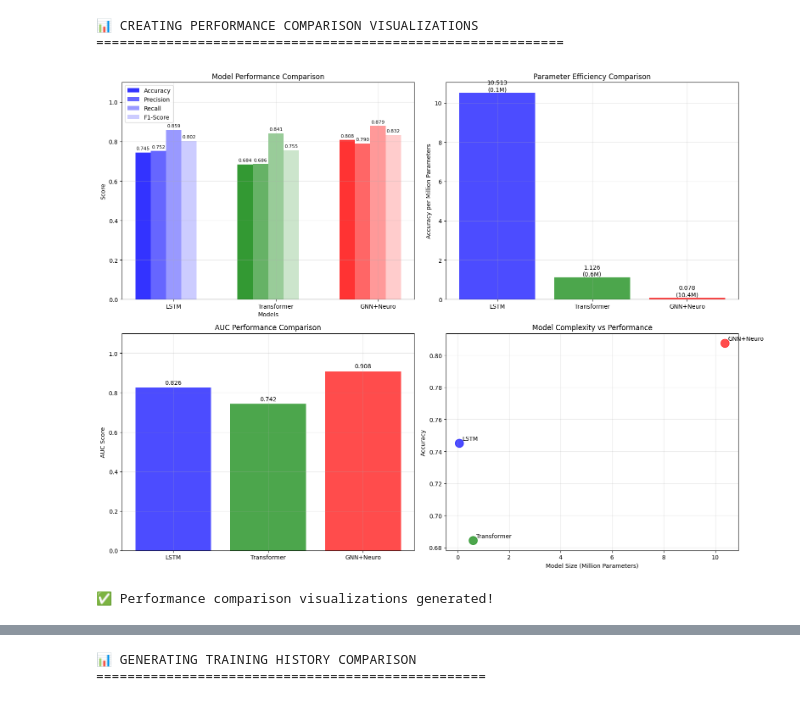
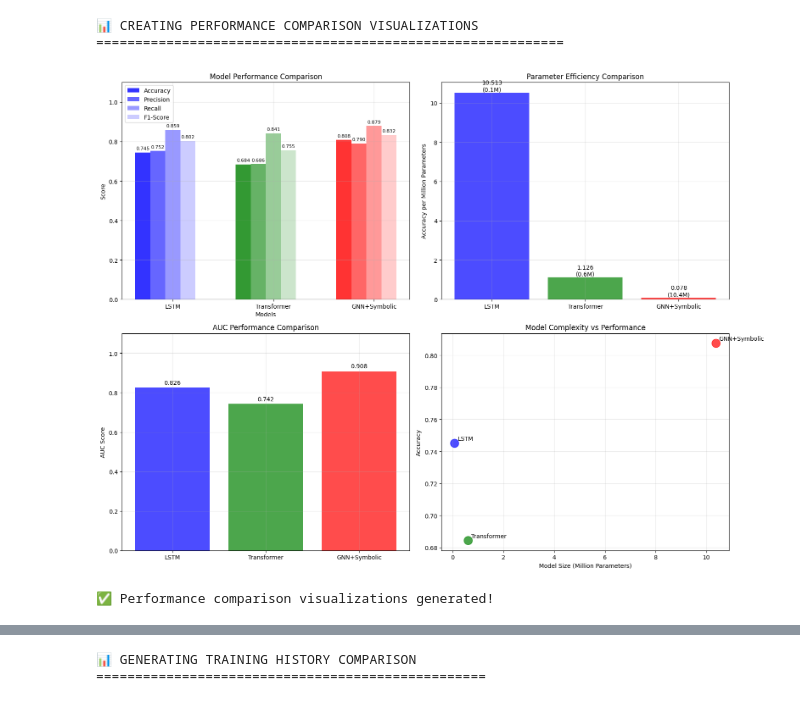
Before and after one commit to pragy10/neural_symbolic, a Jupyter notebook: evaluation/testing.ipynb, the cells around one changed output, grey strips where cells are left out. Cells and saved outputs as stored; diff of their text form; code cells hidden in the pictures.

```diff
--- a/evaluation/testing.ipynb
+++ b/evaluation/testing.ipynb
@@ -142,6 +167,8 @@ recalls = []
 f1_scores = []
 aucs = []
 param_counts = []
+
+
 
 if lstm_results:
     models.append('LSTM')
@@ -165,7 +192,7 @@ if transformer_results:
     param_counts.append(float(param_str) / 1e6)
 
 if gnn_results:
-    models.append('GNN+Neuro')
+    models.append('GNN+Symbolic')
     accuracies.append(gnn_results['final_metrics']['accuracy'])
     precisions.append(gnn_results['final_metrics']['precision'])
     recalls.append(gnn_results['final_metrics']['recall'])
@@ -214,34 +241,34 @@ for i, (eff, param) in enumerate(zip(efficiency, param_counts)):
 
 # 3. AUC Comparison
 ax3.bar(models, aucs, color=colors, alpha=0.7)
 ax3.set_ylabel('AUC Score')
 ax3.set_title('AUC Performance Comparison')
 ax3.grid(True, alpha=0.3)
 ax3.set_ylim(0, 1.1)
 
 # Add value labels
 for i, auc_val in enumerate(aucs):
     ax3.text(i, auc_val + 0.01, f'{auc_val:.3f}', ha='center', va='bottom')
 
 # 4. Model Complexity vs Performance
 ax4.scatter(param_counts, accuracies, c=colors, s=200, alpha=0.7)
 for i, (param, acc, model) in enumerate(zip(param_counts, accuracies, models)):
     ax4.annotate(model, (param, acc), xytext=(5, 5), textcoords='offset points')
 
 ax4.set_xlabel('Model Size (Million Parameters)')
 ax4.set_ylabel('Accuracy')
 ax4.set_title('Model Complexity vs Performance')
 ax4.grid(True, alpha=0.3)
 
 plt.tight_layout()
 plt.savefig('evaluation/model_comparison_analysis.png', dpi=300, bbox_inches='tight')
 plt.show()
 
 print("✅ Performance comparison visualizations generated!")
 # %% [output]
 📊 CREATING PERFORMANCE COMPARISON VISUALIZATIONS
 ============================================================
-[figure, old version]
+[figure, new version]
 ✅ Performance comparison visualizations generated!
 # %%
 # ===== ROC CURVES COMPARISON =====
```
Also changed, not shown: parts of 4 cells of this notebook, 11 other files.
